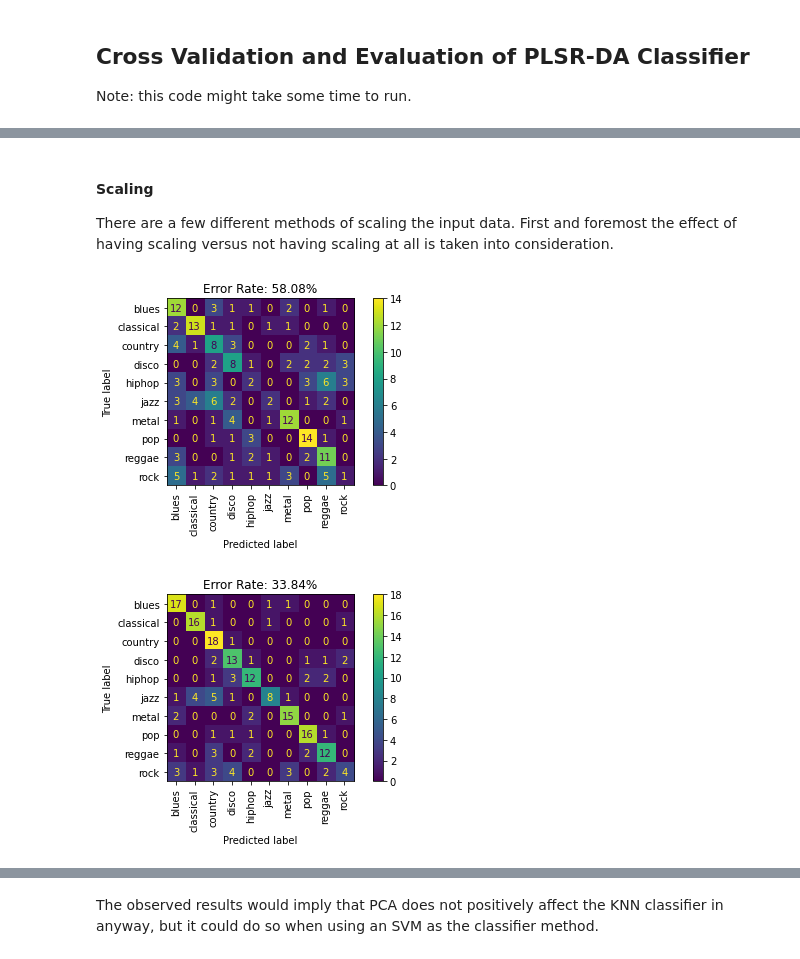
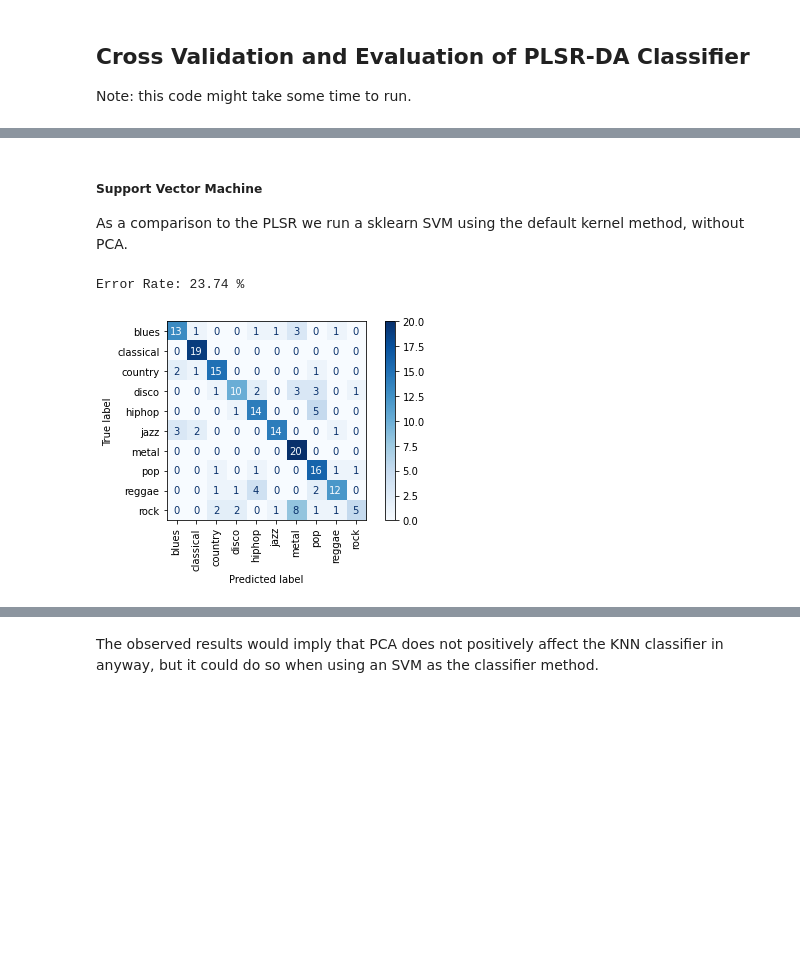
Before and after one commit to nicbres/ttt4275-music-classification, a Jupyter notebook: run.ipynb, the cells around one changed output, grey strips where cells are left out. Saved outputs shown, nothing was run; the diff lists cells and outputs as text; code cells hidden in the pictures; blank space fills up the shorter version.

```diff
--- a/run.ipynb
+++ b/run.ipynb
@@ -290,17 +313,13 @@ from task04 import validate_plsr_da
 data_version = source.data_handling.GENRE_CLASS_DATA_30S
 data_frame = source.data_handling.read_genre_class_data(data_version)
 
-scaled_data_frame = copy.deepcopy(data_frame)
-scaler = sklearn.preprocessing.StandardScaler()
-scaler.fit(data_frame[source.mappings.MUSIC_FEATURES_ALL])
-
-scaled_data_frame[source.mappings.MUSIC_FEATURES_ALL] = scaler.transform(scaled_data_frame[source.mappings.MUSIC_FEATURES_ALL])
 genres = list(source.mappings.GENRES.values())
 
 training_data, test_data = source.data_handling.prepare_data(
-            data_frame=scaled_data_frame,
-            features=source.mappings.MUSIC_FEATURES_ALL,
-        )
+    data_frame=data_frame,
+    features=source.mappings.MUSIC_FEATURES_ALL,
+    scaler=sklearn.preprocessing.StandardScaler(),
+)
 
 CV_vars = source.descriptive_statistics.cross_validate_pca(training_x=training_data.x, training_y=training_data.y, nr_segments=5)
 Scores, P, singular_values, cum_var = source.descriptive_statistics.perform_PCA(training_data.x)
@@ -315,5 +334,12 @@ myClassifier = source.diy_classifiers.PLSR_DA(n_components=20)
 myClassifier.fit(training_data.x, training_data.y)
 
 y_genres_pred = myClassifier.predict(test_data=test_data.x)
-source.plotting.confusion_matrix(test_data.y, y_genres_pred)
+
+error_rate = source.descriptive_statistics.classifier_error_rate(
+    predicted_genres=y_genres_pred,
+    actual_genres=test_data.y,
+)
+print(f"Error Rate: {error_rate:.2f} %")
+
+source.plotting.confusion_matrix(test_data.y, y_genres_pred, colorbar=True, cmap="Blues")
 # %% [output]
@@ -323,4 +350 @@ source.plotting.confusion_matrix(test_data.y, y_genres_pred)
-# %% [markdown]
-#### Scaling
-There are a few different methods of scaling the input data. First and foremost the effect of having scaling versus not having scaling at all is taken into consideration.
 # %%
@@ -329,26 +351,27 @@ import sklearn.neighbors
 import sklearn.pipeline
 import sklearn.preprocessing
 import sklearn.svm
+# %% [markdown]
+##### Support Vector Machine
+As a comparison to the PLSR we run a sklearn SVM using the default kernel method, without PCA.
 # %%
 training_data, test_data = source.data_handling.prepare_data(
     data_frame=data_frame,
+    scaler=sklearn.preprocessing.StandardScaler(),
 )
 
-pipelines = [
-    sklearn.pipeline.Pipeline([
-        ('classifier', sklearn.neighbors.KNeighborsClassifier(n_neighbors=5, p=2)),
-    ]),
-    sklearn.pipeline.Pipeline([
-        ('scaler', sklearn.preprocessing.MaxAbsScaler()),
-        ('classifier', sklearn.neighbors.KNeighborsClassifier(n_neighbors=5, p=2)),
-    ]),
-]
+classifier = sklearn.svm.SVC(kernel="rbf", decision_function_shape="ovo")
+classifier.fit(X=training_data.x, y=training_data.y)
 
-for pipeline in pipelines:
-    pipeline.fit(training_data.x, training_data.y)
-    predict_y = pipeline.predict(test_data.x)
+predict_y = classifier.predict(test_data.x)
 
-    source.plotting.confusion_matrix(test_data.y, predict_y)
+error_rate = source.descriptive_statistics.classifier_error_rate(
+    predicted_genres=predict_y,
+    actual_genres=test_data.y,
+)
+print(f"Error Rate: {error_rate:.2f} %")
+
+source.plotting.confusion_matrix(test_data.y, y_genres_pred, colorbar=True, cmap="Blues")
 # %% [output]
+Error Rate: 23.74 %
-[figure, old version]
+[figure, new version]
-[figure, removed]
```
Also changed, not shown: parts of 31 cells of this notebook, 6 other files.
